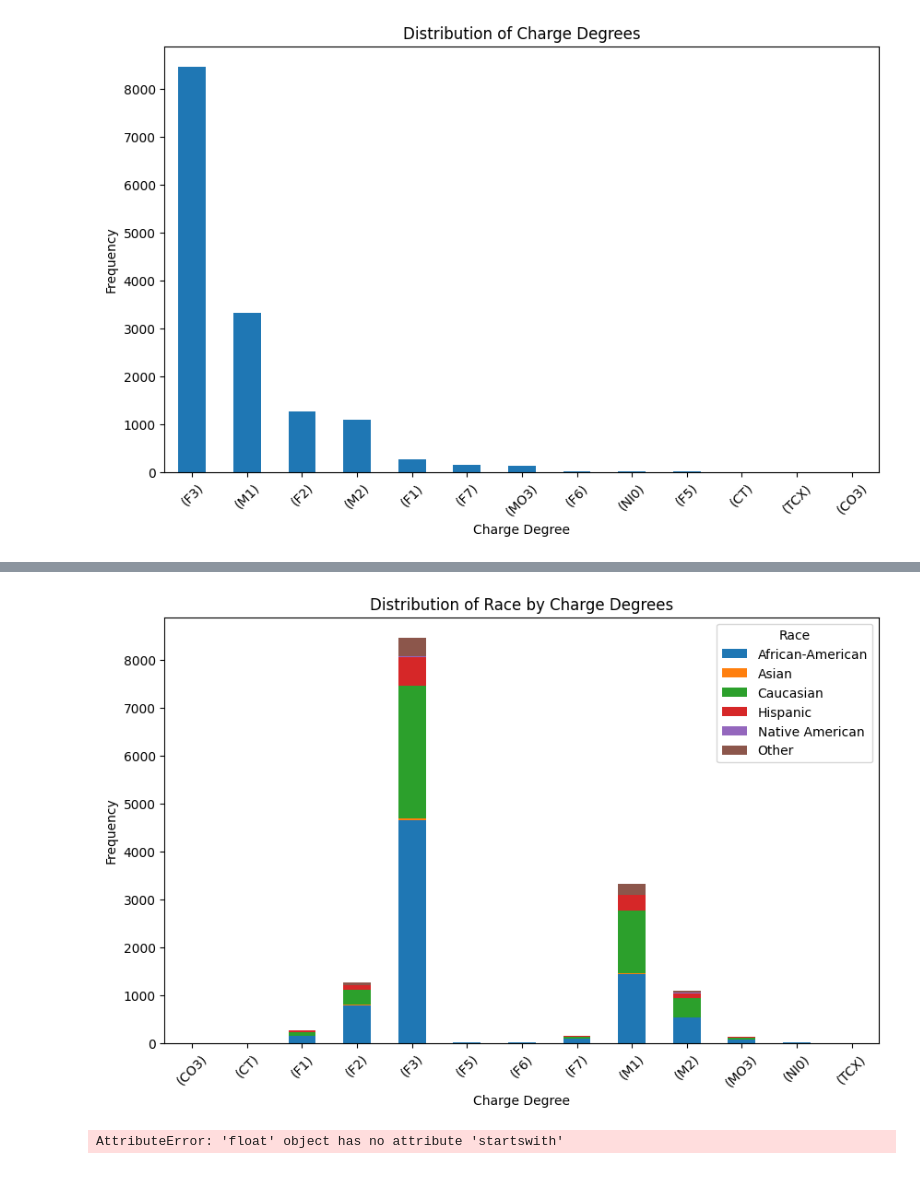
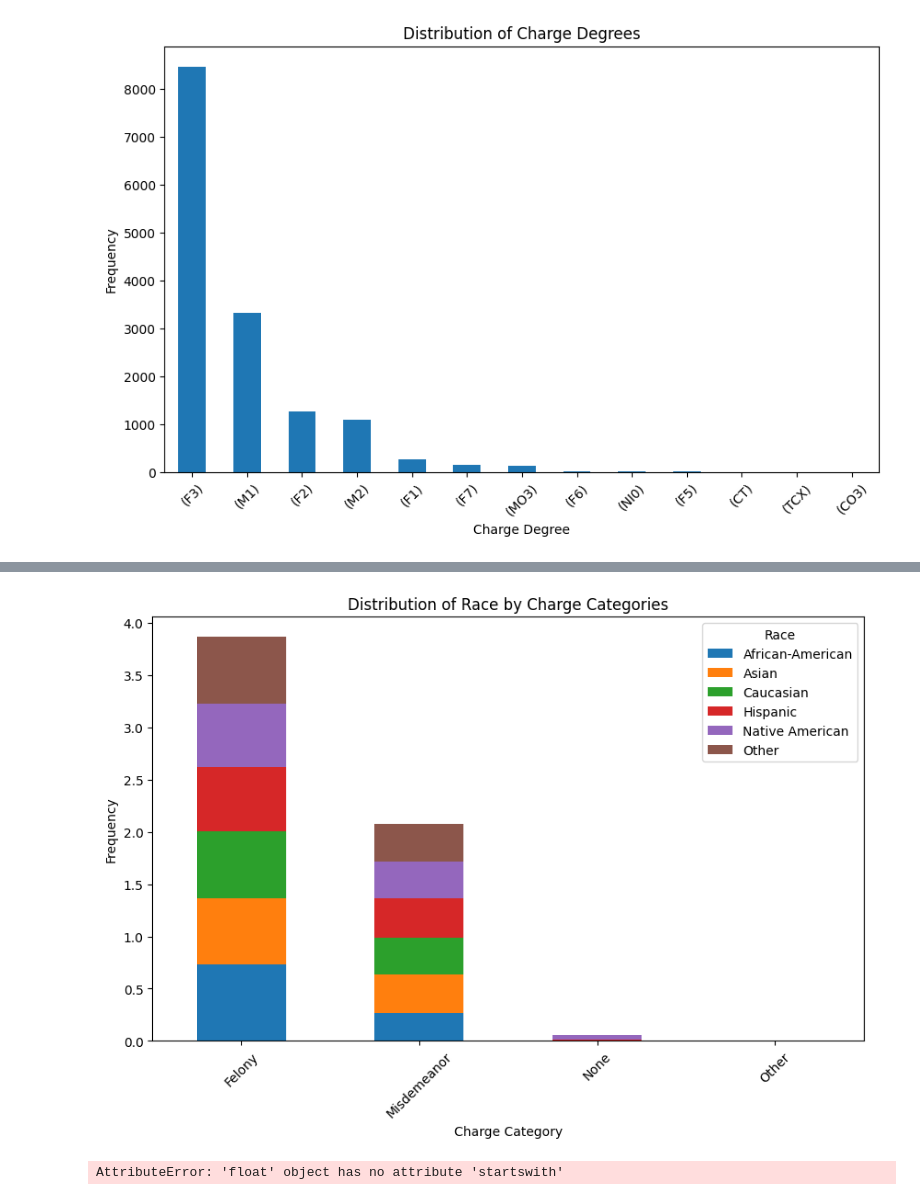
Before and after one commit to RonangLeSang/PROJ831, a Jupyter notebook: charges_analysis.ipynb, the cells around one changed output, grey strips where cells are left out. Saved outputs shown, nothing was run; the diff lists cells and outputs as text; code cells hidden in the pictures.

```diff
--- a/charges_analysis.ipynb
+++ b/charges_analysis.ipynb
@@ -18,7 +19,7 @@ df['duration'] = abs((df['c_jail_out'] - df['c_jail_in']).dt.days) + 0.5
 df['duration'] = df['duration'].fillna(0)
 df = df[df['is_recid'] != -1]
 df = df[df['c_charge_degree'] != '(X)']
-df_clean = df.drop(['id', 'c_jail_in', 'c_jail_out', 'dob', 'juv_fel_count', 'juv_misd_count', 'juv_other_count', 'days_b_screening_arrest', 'c_charge_desc', 'r_offense_date', 'r_charge_desc', 'r_jail_in','vr_offense_date','vr_charge_desc','score_text','screening_date','v_decile_score','v_score_text','priors_count.1'], axis=1)
+df_clean = df.drop(['id', 'c_jail_in', 'c_jail_out', 'dob', 'juv_fel_count', 'juv_misd_count', 'juv_other_count', 'days_b_screening_arrest', 'r_offense_date', 'r_charge_desc', 'r_jail_in','vr_offense_date','vr_charge_desc','score_text','screening_date','v_decile_score','v_score_text','priors_count.1'], axis=1)
 # %%
 bins = [0, 0.5, 1, 10, 100, float('inf')]
 labels = ['0', '0.5', '1-10', '11-100', '100+']
@@ -166,3 +150,22 @@ plt.xticks(rotation=45)
 plt.show()
 # %% [output]
 [figure]
+# %%
+df_clean['c_charge_degree'] = df_clean['c_charge_degree'].astype(str)
+df_clean['r_charge_degree'] = df_clean['r_charge_degree'].astype(str)
+df_clean['vr_charge_degree'] = df_clean['vr_charge_degree'].astype(str)
+# %%
+def categorize_charge_degree(charge_degree):
+    if charge_degree.startswith('(F'):
+        return 'Felony'
+    elif charge_degree.startswith('(M'):
+        return 'Misdemeanor'
+    elif charge_degree == 'nan':
+        return 'None'
+    else:
+        return 'Other'
+
+df_clean['c_charge_category'] = df_clean['c_charge_degree'].apply(categorize_charge_degree)
+df_clean['r_charge_category'] = df_clean['r_charge_degree'].apply(categorize_charge_degree)
+df_clean['vr_charge_category'] = df_clean['vr_charge_degree'].apply(categorize_charge_degree)
+df_clean
@@ -169,16 +186,23 @@ plt.show()
 # %%
-charge_degree_by_race = df.groupby('c_charge_degree')['race'].value_counts().unstack(fill_value=0)
+charge_category_by_race = df_clean.groupby(['c_charge_category', 'race']).size().unstack()
+
+charge_category_by_race['African-American'] /= df_clean['race'].value_counts()['African-American']
+charge_category_by_race['Caucasian'] /= df_clean['race'].value_counts()['Caucasian']
+charge_category_by_race['Hispanic'] /= df_clean['race'].value_counts()['Hispanic']
+charge_category_by_race['Other'] /= df_clean['race'].value_counts()['Other']
+charge_category_by_race['Asian'] /= df_clean['race'].value_counts()['Asian']
+charge_category_by_race['Native American'] /= df_clean['race'].value_counts()['Native American']
 
 # Plot the distribution
-charge_degree_by_race.plot(kind='bar', stacked=True, figsize=(10, 6))
-plt.title('Distribution of Race by Charge Degrees')
-plt.xlabel('Charge Degree')
+charge_category_by_race.plot(kind='bar', stacked=True, figsize=(10, 6))
+plt.title('Distribution of Race by Charge Categories')
+plt.xlabel('Charge Category')
 plt.ylabel('Frequency')
 plt.xticks(rotation=45)
 plt.legend(title='Race')
 plt.show()
 # %% [output]
-[figure, old version]
+[figure, new version]
 # %%
 def categorize_charge_degree(charge_degree):
     if charge_degree.startswith('(F'):
```
Also changed, not shown: parts of 4 cells of this notebook, 1 other file.
